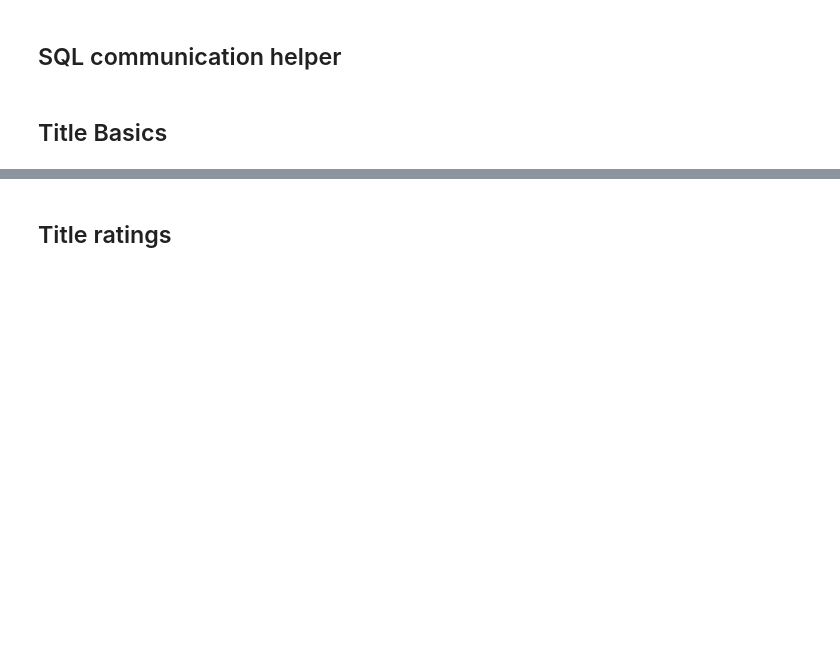
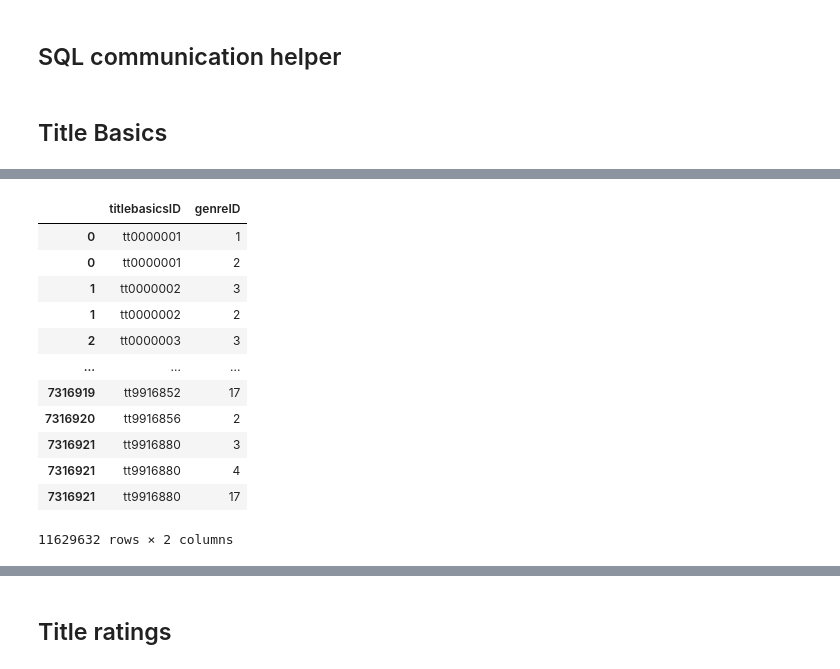
Before and after one commit to abasiamaakpan/Movie_Database_Application, a Jupyter notebook: Imdb_Database_App.ipynb, the cells around one changed output, grey strips where cells are left out. Drawn from its saved outputs; the diff is of its cells as text; code cells hidden in the pictures; blank space fills up the shorter version.

```diff
--- a/Imdb_Database_App.ipynb
+++ b/Imdb_Database_App.ipynb
@@ -382,10 +359,7 @@ def preprocess_dataframe__for_genres(data_frame):
     df=df.drop(['runtimeMinutes'],axis=1)
 
     x = df.assign(**{lst_col:df[lst_col].str.split(',')})
-    genres_df = pd.DataFrame({
-                      col:np.repeat(x[col].values, x[lst_col].str.len())
-                      for col in x.columns.difference([lst_col])
-                      }).assign(**{lst_col:np.concatenate(x[lst_col].values)})[x.columns.tolist()]
+    genres_df = x.explode('genres')
 
     return genres_df
 
@@ -398,5 +372,21 @@ inv_map = {v: k for k, v in genre_dict.items()}
 df = df.replace({"genres":inv_map})
 df = df.rename(columns={"tconst" : "titlebasicsID", "genres" : "genreID"})
 df.genreID = df.genreID + 1
+# %%
+df
+# %% [output]
+|  | titlebasicsID | genreID |
+| 0 | tt0000001 | 1 |
+| 0 | tt0000001 | 2 |
+| 1 | tt0000002 | 3 |
+| 1 | tt0000002 | 2 |
+| 2 | tt0000003 | 3 |
+| ... | ... | ... |
+| 7316919 | tt9916852 | 17 |
+| 7316920 | tt9916856 | 2 |
+| 7316921 | tt9916880 | 3 |
+| 7316921 | tt9916880 | 4 |
+| 7316921 | tt9916880 | 17 |
+11629632 rows × 2 columns
 # %%
 batch_size=100000
```
Also changed, not shown: parts of 67 cells of this notebook.
